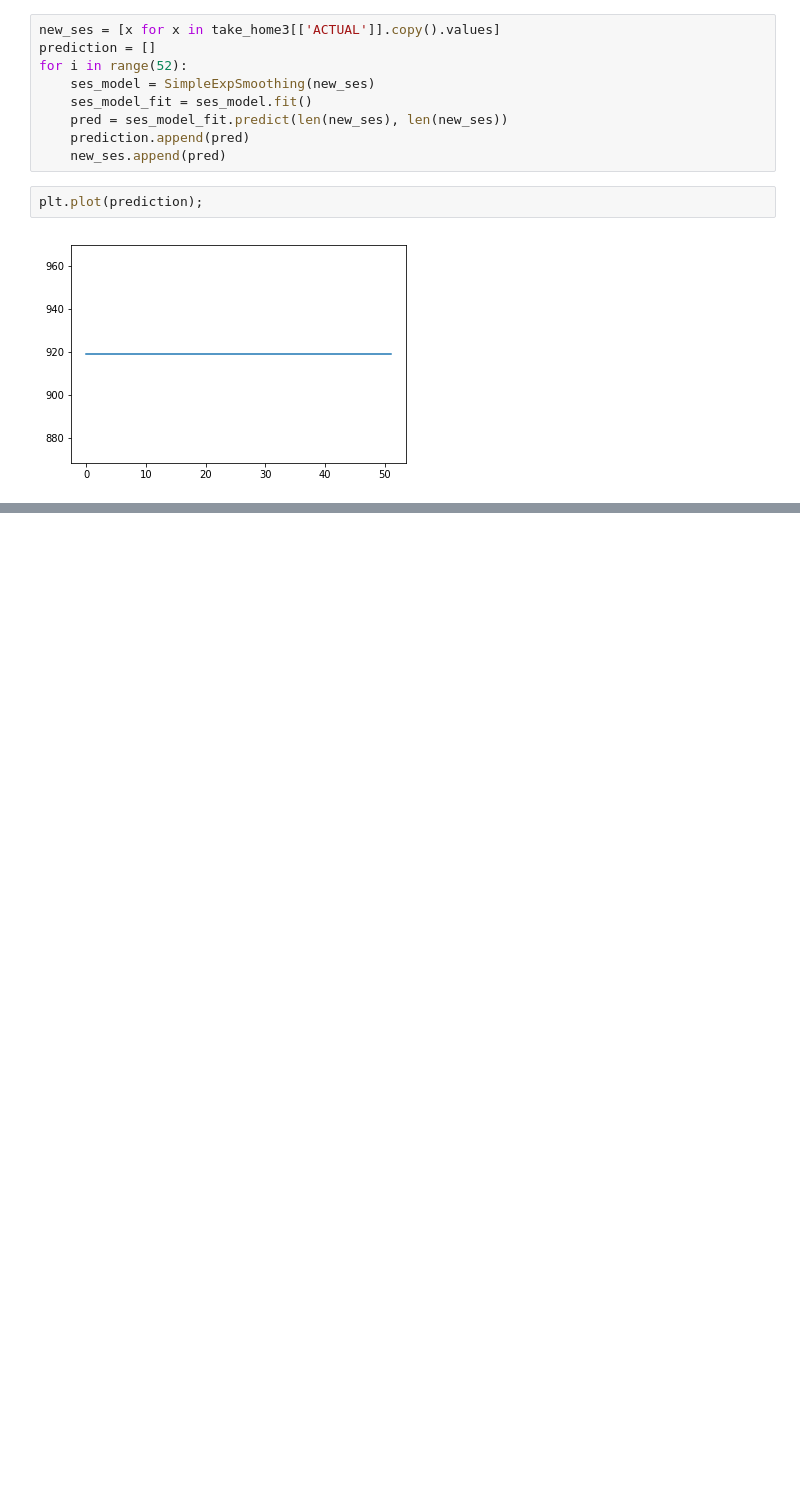
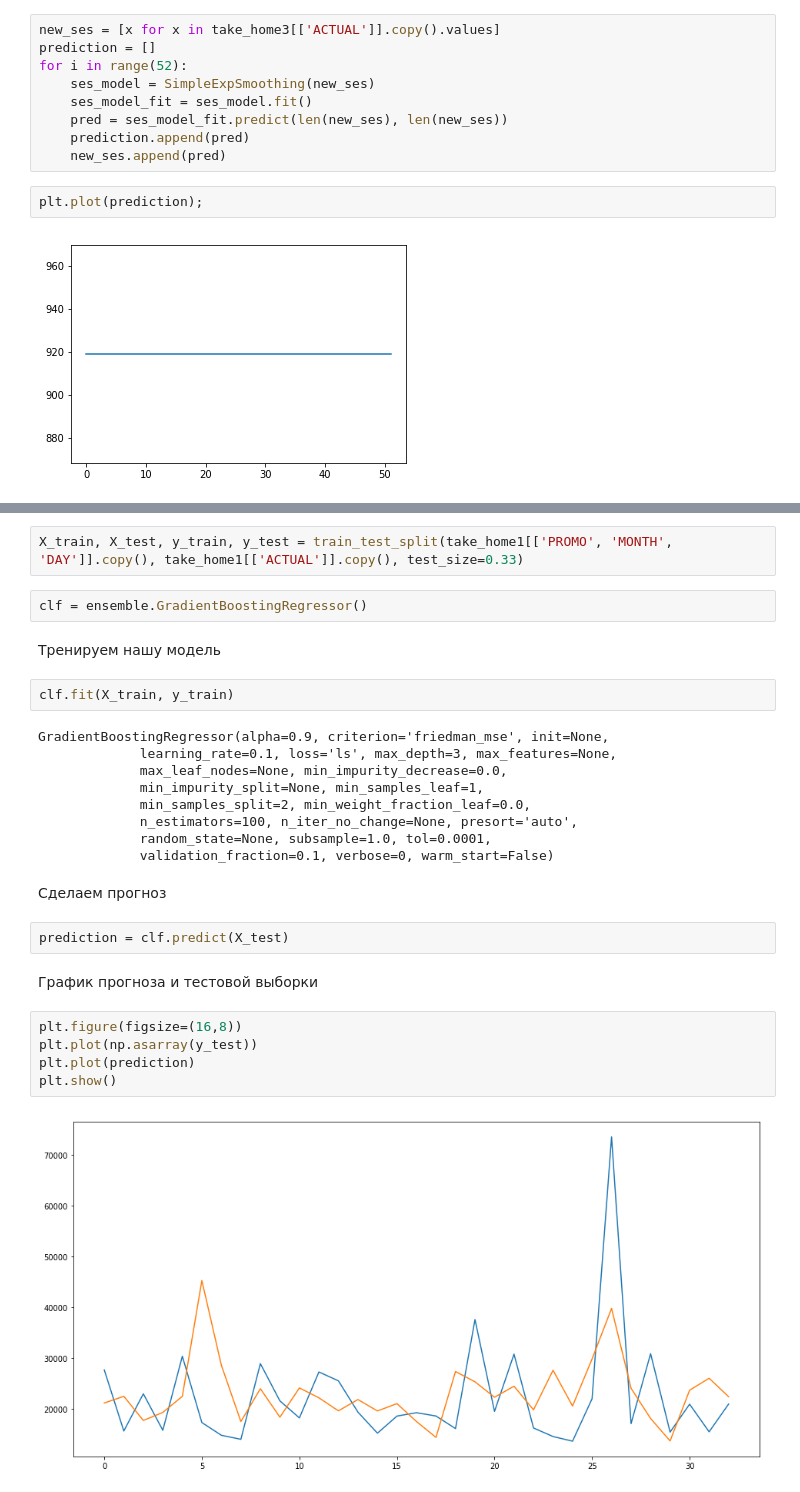
Before and after one commit to antonlagunov1623/ITechArt_lab, a Jupyter notebook: task1.ipynb, the cells around one changed output, grey strips where cells are left out. Cells and saved outputs as stored; diff of their text form; blank space fills up the shorter version.

Commit message:
New commit with gradient boosting

```diff
--- a/task1.ipynb
+++ b/task1.ipynb
@@ -1242,0 +1238,30 @@ plt.plot(prediction);
+# %%
+X_train, X_test, y_train, y_test = train_test_split(take_home1[['PROMO', 'MONTH', 'DAY']].copy(), take_home1[['ACTUAL']].copy(), test_size=0.33)
+# %%
+clf = ensemble.GradientBoostingRegressor()
+# %% [markdown]
+Тренируем нашу модель
+# %%
+clf.fit(X_train, y_train)
+# %% [output]
+GradientBoostingRegressor(alpha=0.9, criterion='friedman_mse', init=None,
+             learning_rate=0.1, loss='ls', max_depth=3, max_features=None,
+             max_leaf_nodes=None, min_impurity_decrease=0.0,
+             min_impurity_split=None, min_samples_leaf=1,
+             min_samples_split=2, min_weight_fraction_leaf=0.0,
+             n_estimators=100, n_iter_no_change=None, presort='auto',
+             random_state=None, subsample=1.0, tol=0.0001,
+             validation_fraction=0.1, verbose=0, warm_start=False)
+# %% [markdown]
+Сделаем прогноз
+# %%
+prediction = clf.predict(X_test)
+# %% [markdown]
+График прогноза и тестовой выборки
+# %%
+plt.figure(figsize=(16,8))
+plt.plot(np.asarray(y_test))
+plt.plot(prediction)
+plt.show()
+# %% [output]
+[figure, added]
```
Also changed, not shown: parts of 128 cells of this notebook.
